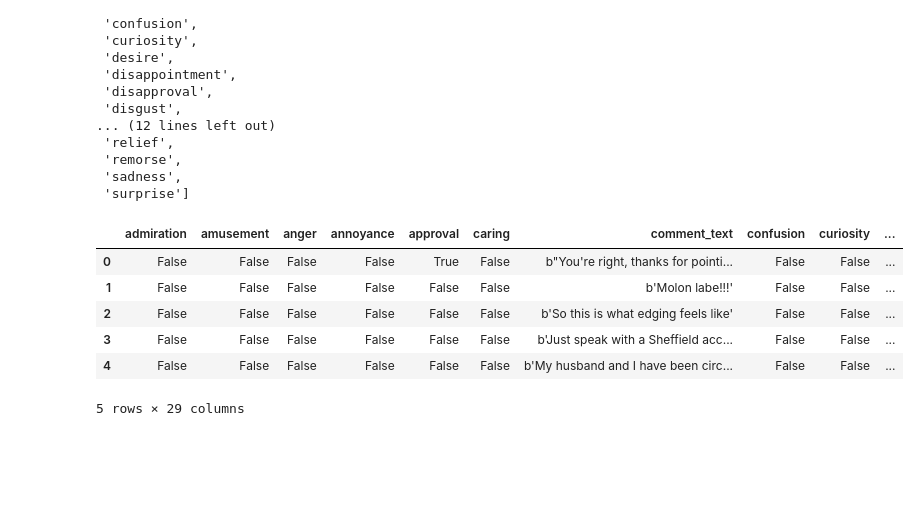
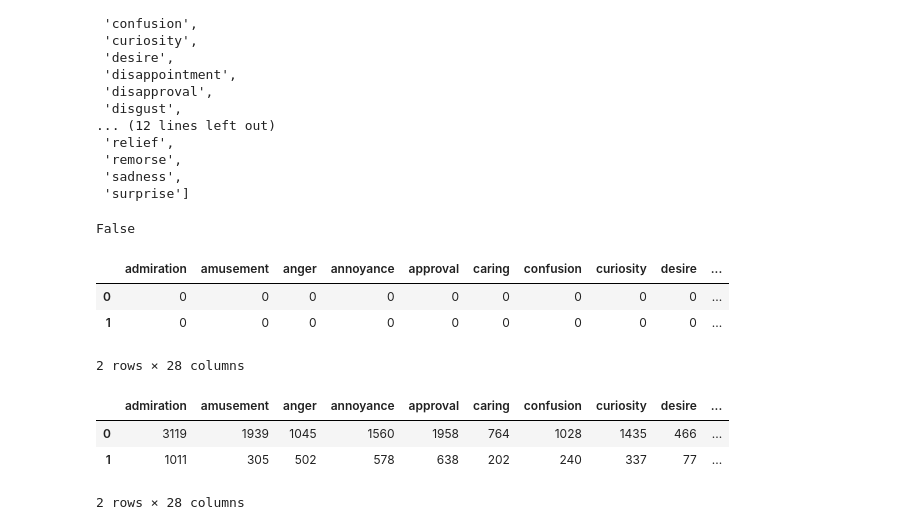
Before and after one commit to readysetgit/BERT_sarcasm_goemotions, a Jupyter notebook: bert-goemotions-test.ipynb, the cells around one changed output. Cells and saved outputs as stored; diff of their text form; code cells hidden in the pictures; blank space fills up the shorter version.

```diff
--- a/bert-goemotions-test.ipynb
+++ b/bert-goemotions-test.ipynb
@@ -49,7 +49,7 @@ import tensorflow as tf
 import tensorflow_datasets as tfds
 # %%
 # Construct a tf.data.Dataset
-ds = tfds.load('goemotions', split='test', shuffle_files=False)
+ds = tfds.load('goemotions', split="train", shuffle_files=False)
 # %%
 #save the dataframe into csv file
 save_path = path.join("go_emotions_test.csv")
@@ -200,13 +194,23 @@ emotions
  'remorse',
  'sadness',
  'surprise']
+# %%
+# Confusion Matrix
+# from sklearn.metrics import confusion_matrix
+# y_true = ???
+import pandas as pd
+# confusion_matrix(y_true, final_answers, labels=[emotions])
+inference_df = pd.DataFrame(columns = emotions)
+inference_df.loc[len(inference_df)] = 0
+inference_df.loc[len(inference_df)] = 0
+# %%
+df.loc[0]['admiration']
+# %% [output]
+False
 # %%
-df.head()
+inference_df.head()
 # %% [output]
-|  | admiration | amusement | anger | annoyance | approval | caring | comment_text | confusion | curiosity | ... |
-| 0 | False | False | False | False | True | False | b"You're right, thanks for pointi... | False | False | ... |
-| 1 | False | False | False | False | False | False | b'Molon labe!!!' | False | False | ... |
-| 2 | False | False | False | False | False | False | b'So this is what edging feels like' | False | False | ... |
-| 3 | False | False | False | False | False | False | b'Just speak with a Sheffield acc... | False | False | ... |
-| 4 | False | False | False | False | False | False | b'My husband and I have been circ... | False | False | ... |
+|  | admiration | amusement | anger | annoyance | approval | caring | confusion | curiosity | desire | ... |
+| 0 | 0 | 0 | 0 | 0 | 0 | 0 | 0 | 0 | 0 | ... |
+| 1 | 0 | 0 | 0 | 0 | 0 | 0 | 0 | 0 | 0 | ... |
-5 rows × 29 columns
+2 rows × 28 columns
@@ -212,0 +223,7 @@ df.head()
+# %%
+inference_df
+# %% [output]
+|  | admiration | amusement | anger | annoyance | approval | caring | confusion | curiosity | desire | ... |
+| 0 | 3119 | 1939 | 1045 | 1560 | 1958 | 764 | 1028 | 1435 | 466 | ... |
+| 1 | 1011 | 305 | 502 | 578 | 638 | 202 | 240 | 337 | 77 | ... |
+2 rows × 28 columns
```
Also changed, not shown: parts of 8 cells of this notebook.
